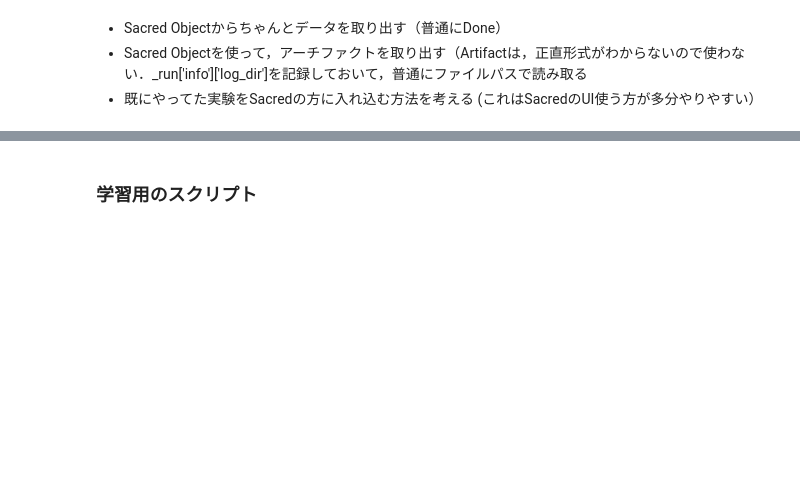
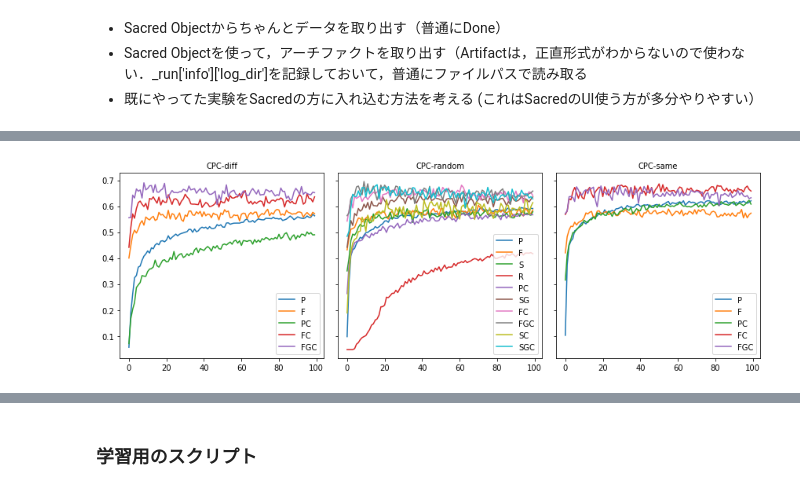
Before and after one commit to yusuke0519/constrastive_predictive_coding, a Jupyter notebook: sacred.ipynb, the cells around one changed output, grey strips where cells are left out. Saved outputs shown, nothing was run; the diff lists cells and outputs as text; code cells hidden in the pictures; blank space fills up the shorter version.

```diff
--- a/sacred.ipynb
+++ b/sacred.ipynb
@@ -41,0 +187,13 @@ df
+# %%
+dataset_names = [
+    'oppG-S1'
+]
+
+method_hypara_dict = OrderedDict()
+method_hypara_dict['CPC-random'] = {'dataset.L': 12, 'dataset.K': 5}
+method_hypara_dict['CPC-diff'] = {'dataset.L': 12, 'dataset.K': 5}
+method_hypara_dict['CPC-same'] = {'dataset.L': 12, 'dataset.K': 5}
+
+
+summary = get_summary(dataset_names, method_hypara_dict, seed=[123456], fields=None, db_name='CPC_DG')
+summary['supcode'] = summary.apply(lambda x: get_sup_code(x), axis=1)
@@ -41,0 +204,79 @@ df
+# %%
+dataset = dataset_names[0]
+method_indicator = ['method']
+grouped = summary.query('dataset==@dataset').groupby(method_indicator)
+
+
+fig, axes = plt.subplots(1, len(grouped), figsize=(4*len(grouped), 4), sharey=True)
+if len(grouped) == 1:
+    axes = [axes]
+for (key, group), ax in zip(grouped, axes):
+    plot_value_of_metric(group, 'supcode', 'valid-f1macro', ax=ax)
+    ax.legend(fontsize=10, loc=4, frameon=True)
+    ax.set_title(key, size=10)
+fig.tight_layout()
+
+fig, axes = plt.subplots(1, len(grouped), figsize=(4*len(grouped), 4), sharey=True)
+if len(grouped) == 1:
+    axes = [axes]
+for (key, group), ax in zip(grouped, axes):
+    plot_value_of_metric(group, 'supcode', 'valid-accuracy', ax=ax)
+    ax.legend(fontsize=10, loc=4, frameon=True)
+    ax.set_title(key, size=10)
+fig.tight_layout()
+
+fig, axes = plt.subplots(1, len(grouped), figsize=(4*len(grouped), 4), sharey=True)
+if len(grouped) == 1:
+    axes = [axes]
+for (key, group), ax in zip(grouped, axes):
+    plot_value_of_metric(group, 'supcode', 'test-f1macro', ax=ax)
+    ax.legend(fontsize=10, loc=4, frameon=True)
+    ax.set_title(key, size=10)
+fig.tight_layout()
+
+fig, axes = plt.subplots(1, len(grouped), figsize=(4*len(grouped), 4), sharey=True)
+if len(grouped) == 1:
+    axes = [axes]
+for (key, group), ax in zip(grouped, axes):
+    plot_value_of_metric(group, 'supcode', 'test-accuracy', ax=ax)
+    ax.legend(fontsize=10, loc=4, frameon=True)
+    ax.set_title(key, size=10)
+fig.tight_layout()
+
+fig, axes = plt.subplots(1, len(grouped), figsize=(4*len(grouped), 4), sharey=True)
+if len(grouped) == 1:
+    axes = [axes]
+for (key, group), ax in zip(grouped, axes):
+    plot_value_of_metric(group, 'supcode', 'valid-cmdc', ax=ax)
+    ax.legend(fontsize=10, loc=4, frameon=True)
+    ax.set_title(key, size=10)
+fig.tight_layout()
+
+fig, axes = plt.subplots(1, len(grouped), figsize=(4*len(grouped), 4), sharey=True)
+if len(grouped) == 1:
+    axes = [axes]
+for (key, group), ax in zip(grouped, axes):
+    plot_value_of_metric(group, 'supcode', 'valid-cmdg', ax=ax)
+    ax.legend(fontsize=10, loc=4, frameon=True)
+    ax.set_title(key, size=10)
+fig.tight_layout()
+
+fig, axes = plt.subplots(1, len(grouped), figsize=(4*len(grouped), 4), sharey=True)
+if len(grouped) == 1:
+    axes = [axes]
+for (key, group), ax in zip(grouped, axes):
+    plot_value_of_metric(group, 'supcode', 'test-cmdc', ax=ax)
+    ax.legend(fontsize=10, loc=4, frameon=True)
+    ax.set_title(key, size=10)
+fig.tight_layout()
+
+fig, axes = plt.subplots(1, len(grouped), figsize=(4*len(grouped), 4), sharey=True)
+if len(grouped) == 1:
+    axes = [axes]
+for (key, group), ax in zip(grouped, axes):
+    plot_value_of_metric(group, 'supcode', 'test-cmdg', ax=ax)
+    ax.legend(fontsize=10, loc=4, frameon=True)
+    ax.set_title(key, size=10)
+fig.tight_layout()
+# %% [output]
+[figure, added]
```
Also changed, not shown: parts of 21 cells of this notebook.
